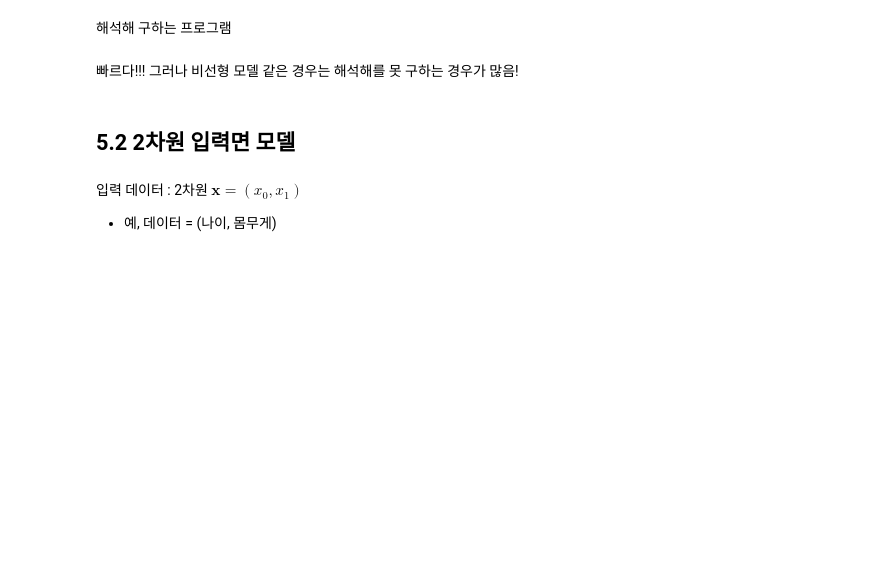
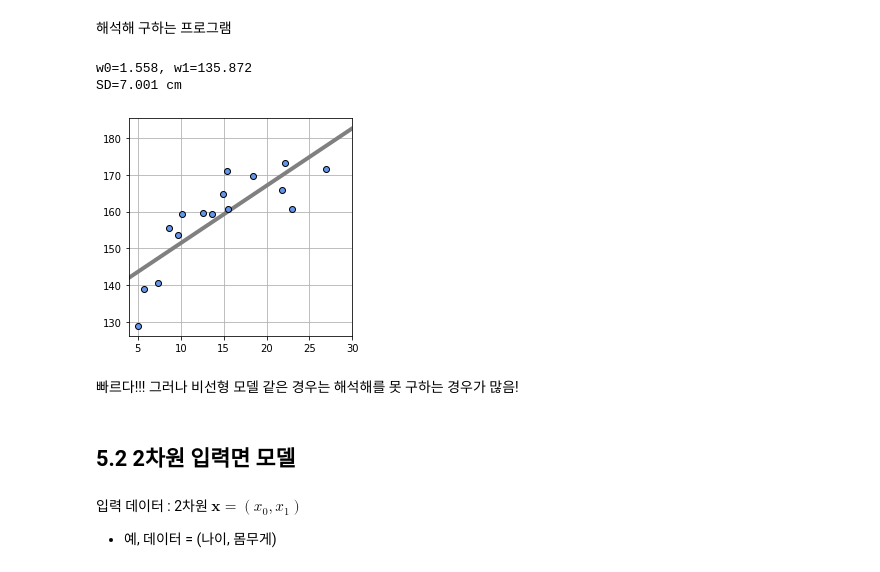
Before and after one commit to iAmJunha/studyMachineLearning, a Jupyter notebook: Chapter5_Lect_note_eclass-1/Chapter5_Note_dist.ipynb, the cells around one changed output. Cells and saved outputs as stored; diff of their text form; code cells hidden in the pictures; blank space fills up the shorter version.

```diff
--- a/Chapter5_Lect_note_eclass-1/Chapter5_Note_dist.ipynb
+++ b/Chapter5_Lect_note_eclass-1/Chapter5_Note_dist.ipynb
@@ -299,27 +324,31 @@ $\sum$을 각 항에 전개하면
 # %%
 # 리스트 5-1-(11)
 # 해석해 ------------------------------------
 def fit_line(x, t):
     mx = np.mean(x)
     mt = np.mean(t)
     mtx = np.mean(t * x)
     mxx = np.mean(x * x)
-    w0 = None        # 여기에 None 대신에 적절한 코드를 입력하시오.
-    w1 = None        # 여기에 None 대신에 적절한 코드를 입력하시오.
+    w0 = (mtx-mt*mx)/(mxx-mx**2)        # 여기에 None 대신에 적절한 코드를 입력하시오.
+    w1 = mt-w0*mx        # 여기에 None 대신에 적절한 코드를 입력하시오.
     return np.array([w0, w1])
 
 # 메인 ------------------------------------
 W = fit_line(X, T)
 print("w0={0:.3f}, w1={1:.3f}".format(W[0], W[1]))
 mse = mse_line(X, T, W)
 print("SD={0:.3f} cm".format(np.sqrt(mse)))
 plt.figure(figsize=(4, 4))
 show_line(W)
 plt.plot(X, T, marker='o', linestyle='None',
          color='cornflowerblue', markeredgecolor='black')
 plt.xlim(X_min, X_max)
 plt.grid(True)
 plt.show()
+# %% [output]
+w0=1.558, w1=135.872
+SD=7.001 cm
+[figure, added]
 # %% [markdown]
 빠르다!!! 그러나 비선형 모델 같은 경우는 해석해를 못 구하는 경우가 많음!
 # %% [markdown]
```
Also changed, not shown: parts of 17 cells of this notebook.
